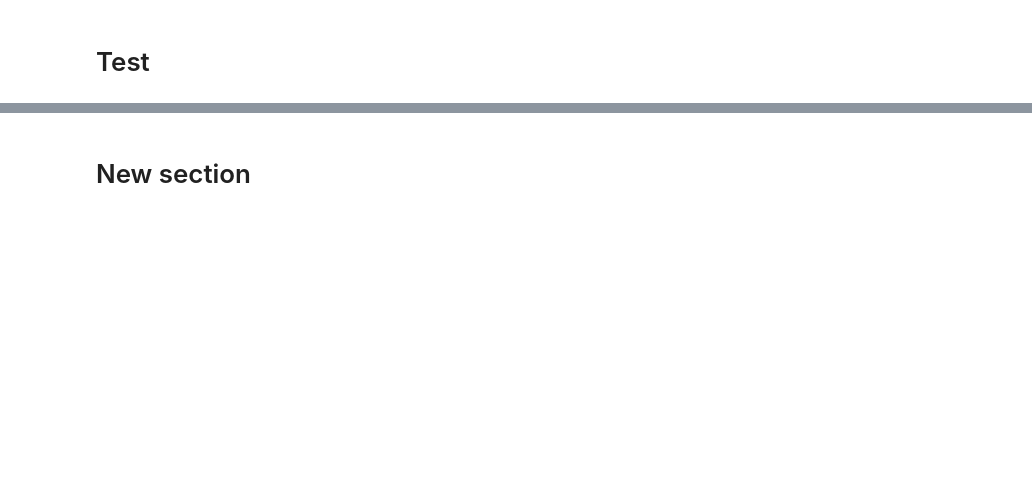
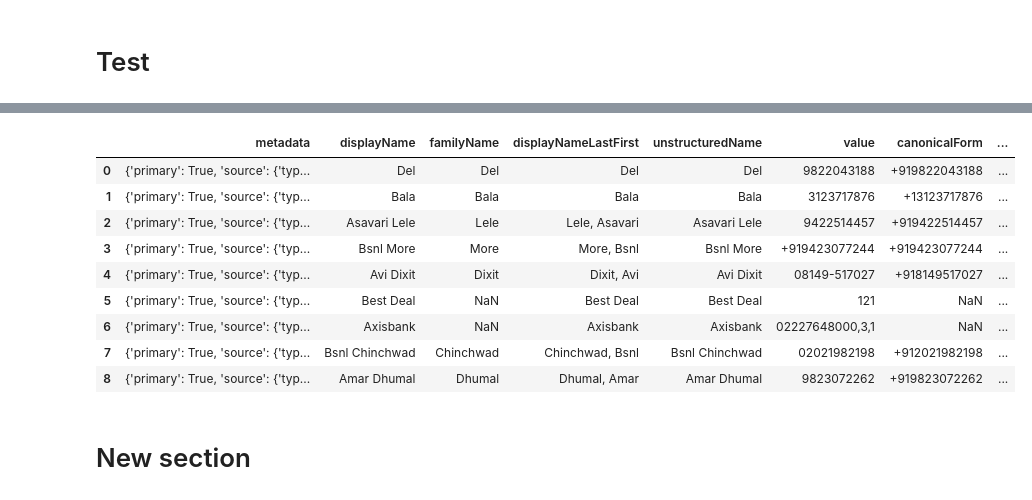
Before and after one commit to avinashmane/colab, a Jupyter notebook: WA_messenger.ipynb, the cells around one changed output, grey strips where cells are left out. Cells and saved outputs as stored; diff of their text form; code cells hidden in the pictures; blank space fills up the shorter version.

```diff
--- a/WA_messenger.ipynb
+++ b/WA_messenger.ipynb
@@ -575,0 +406,18 @@ re.findall(".*\/([0-9]*)","https://www.strava.com/athletes/27331750")[0]
+# %%
+#test
+from __future__ import print_function
+
+
+import os
+os.environ['GOOGLE_APPLICATION_CREDENTIALS'] = 'path_to_json_file'
+from google.auth.transport.requests import Request
+from google.oauth2.credentials import Credentials
+from google_auth_oauthlib.flow import InstalledAppFlow
+from googleapiclient.discovery import build
+from googleapiclient.errors import HttpError
+from google.oauth2 import service_account
+
+# If modifying these scopes, delete the file token.json.
+SCOPES = ['https://www.googleapis.com/auth/contacts.readonly']
+
+AUTH= r'c:\i\auth'
@@ -575,0 +477,3 @@ re.findall(".*\/([0-9]*)","https://www.strava.com/athletes/27331750")[0]
+# %%
+gc=gContacts()
+x=gc.listPeople()
@@ -576,2 +498,15 @@ re.findall(".*\/([0-9]*)","https://www.strava.com/athletes/27331750")[0]
+# %%
+pd.DataFrame(x)
+# %% [output]
+|  | metadata | displayName | familyName | displayNameLastFirst | unstructuredName | value | canonicalForm | ... |
+| 0 | {'primary': True, 'source': {'typ... | Del | Del | Del | Del | 9822043188 | +919822043188 | ... |
+| 1 | {'primary': True, 'source': {'typ... | Bala | Bala | Bala | Bala | 3123717876 | +13123717876 | ... |
+| 2 | {'primary': True, 'source': {'typ... | Asavari Lele | Lele | Lele, Asavari | Asavari Lele | 9422514457 | +919422514457 | ... |
+| 3 | {'primary': True, 'source': {'typ... | Bsnl More | More | More, Bsnl | Bsnl More | +919423077244 | +919423077244 | ... |
+| 4 | {'primary': True, 'source': {'typ... | Avi Dixit | Dixit | Dixit, Avi | Avi Dixit | 08149-517027 | +918149517027 | ... |
+| 5 | {'primary': True, 'source': {'typ... | Best Deal | NaN | Best Deal | Best Deal | 121 | NaN | ... |
+| 6 | {'primary': True, 'source': {'typ... | Axisbank | NaN | Axisbank | Axisbank | 02227648000,3,1 | NaN | ... |
+| 7 | {'primary': True, 'source': {'typ... | Bsnl Chinchwad | Chinchwad | Chinchwad, Bsnl | Bsnl Chinchwad | 02021982198 | +912021982198 | ... |
+| 8 | {'primary': True, 'source': {'typ... | Amar Dhumal | Dhumal | Dhumal, Amar | Amar Dhumal | 9823072262 | +919823072262 | ... |
 # %% [markdown]
 # New section
```
Also changed, not shown: parts of 28 cells of this notebook, 10 other files.
